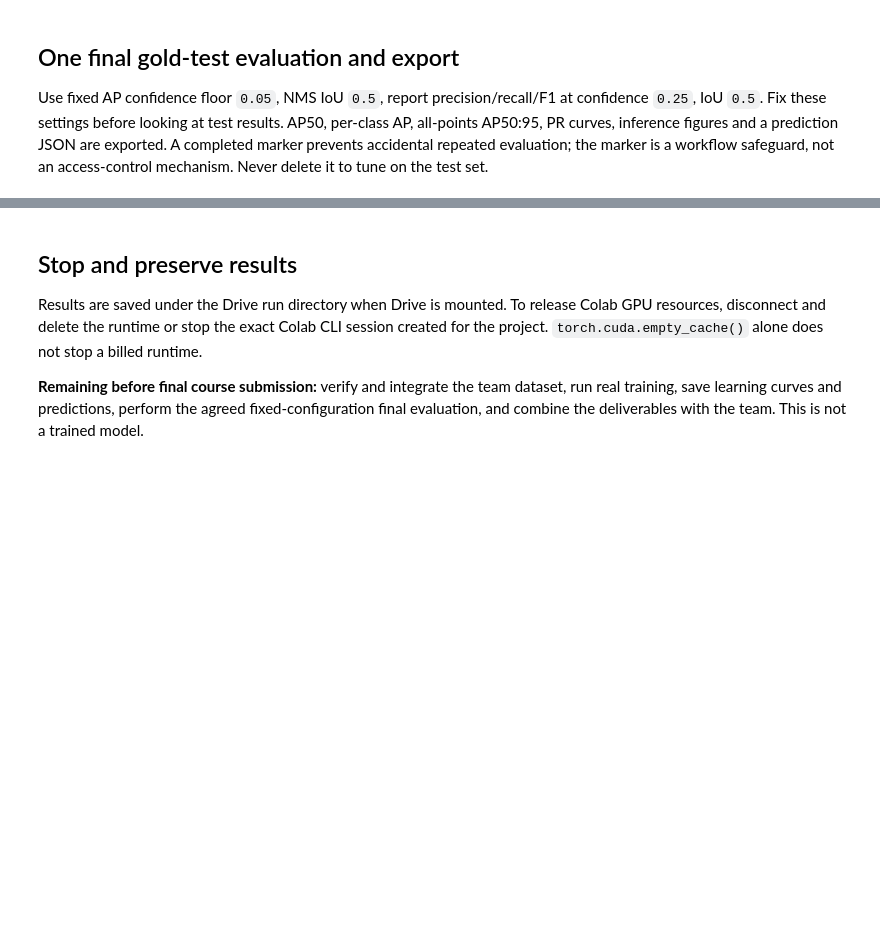
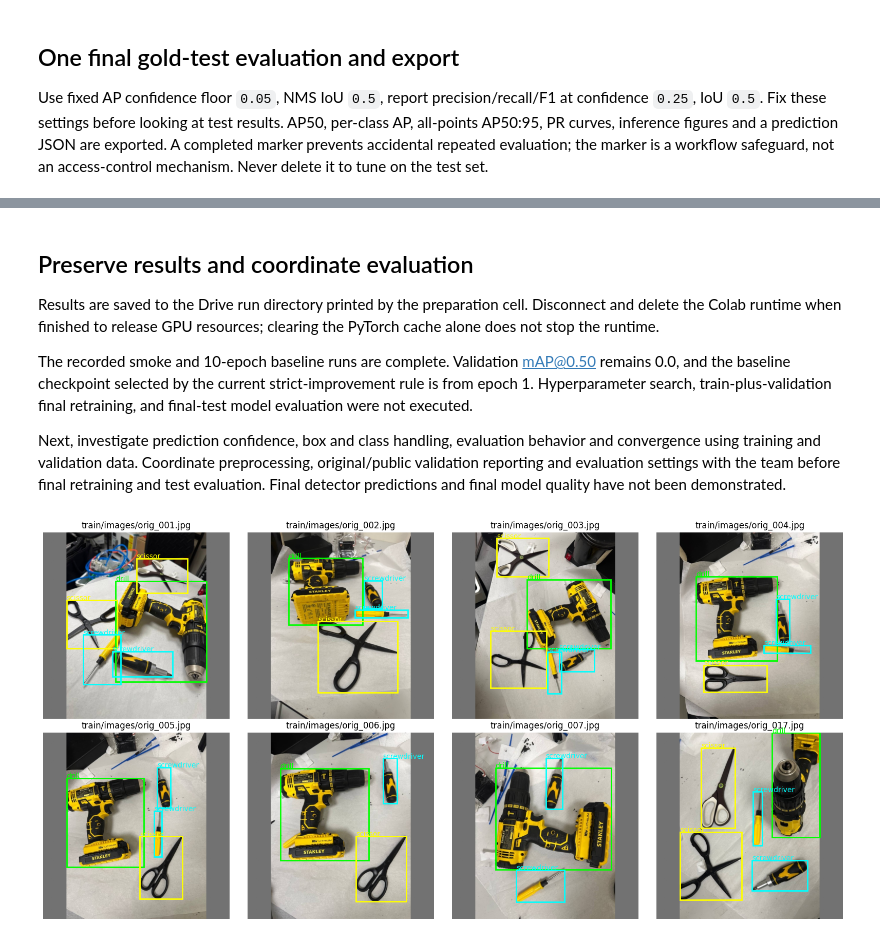
Before and after one commit to caipng02/EE3703-Project, a Jupyter notebook: YOLO_Project.ipynb, the cells around one changed output, grey strips where cells are left out. Saved outputs shown, nothing was run; the diff lists cells and outputs as text; code cells hidden in the pictures; blank space fills up the shorter version.

```diff
--- a/YOLO_Project.ipynb
+++ b/YOLO_Project.ipynb
@@ -499,6 +658,46 @@ else:
 # %% [markdown]
-## Stop and preserve results
+## Preserve results and coordinate evaluation
 
-Results are saved under the Drive run directory when Drive is mounted. To release Colab GPU resources, disconnect and delete the runtime or stop the exact Colab CLI session created for the project. `torch.cuda.empty_cache()` alone does not stop a billed runtime.
+Results are saved to the Drive run directory printed by the preparation cell. Disconnect and delete the Colab runtime when finished to release GPU resources; clearing the PyTorch cache alone does not stop the runtime.
 
-**Remaining before final course submission:** verify and integrate the team dataset, run real training, save learning curves and predictions, perform the agreed fixed-configuration final evaluation, and combine the deliverables with the team. This is not a trained model.
+The recorded smoke and 10-epoch baseline runs are complete. Validation mAP@0.50 remains 0.0, and the baseline checkpoint selected by the current strict-improvement rule is from epoch 1. Hyperparameter search, train-plus-validation final retraining, and final-test model evaluation were not executed.
+
+Next, investigate prediction confidence, box and class handling, evaluation behavior and convergence using training and validation data. Coordinate preprocessing, original/public validation reporting and evaluation settings with the team before final retraining and test evaluation. Final detector predictions and final model quality have not been demonstrated.
+# %%
+from matplotlib.patches import Rectangle
+
+preview = ToolDataset(
+    DATA_ROOT,
+    manifest["splits"]["train"][:8],
+    size=640,
+    augment=False,
+)
+
+fig, axes = plt.subplots(2, 4, figsize=(16, 8))
+colours = ["lime", "yellow", "cyan"]
+
+for index, ax in enumerate(axes.flat):
+    image, labels = preview[index]
+    mean = torch.tensor([0.485, 0.456, 0.406])[:, None, None]
+    std = torch.tensor([0.229, 0.224, 0.225])[:, None, None]
+    rgb = (image * std + mean).clamp(0, 1).permute(1, 2, 0).numpy()
+    ax.imshow(rgb)
+
+    for class_id, cx, cy, width, height in labels.tolist():
+        colour = colours[int(class_id)]
+        left = (cx - width / 2) * 640
+        top = (cy - height / 2) * 640
+        ax.add_patch(Rectangle(
+            (left, top), width * 640, height * 640,
+            fill=False, edgecolor=colour, linewidth=2,
+        ))
+        ax.text(left, top, CLASSES[int(class_id)], color=colour)
+
+    ax.set_title(preview.records[index]["image"])
+    ax.axis("off")
+
+plt.tight_layout()
+fig.savefig(RUN_ROOT / "training_box_check.png", bbox_inches="tight")
+plt.show()
+# %% [output]
+[figure, added]
```
Also changed, not shown: parts of 14 cells of this notebook, 2 other files.
